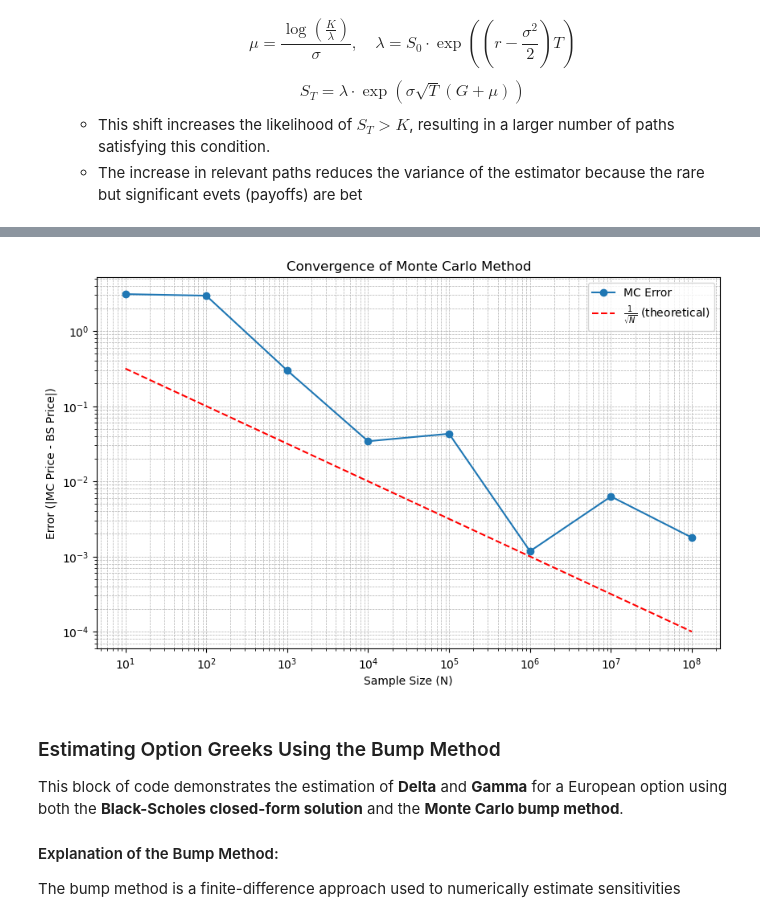
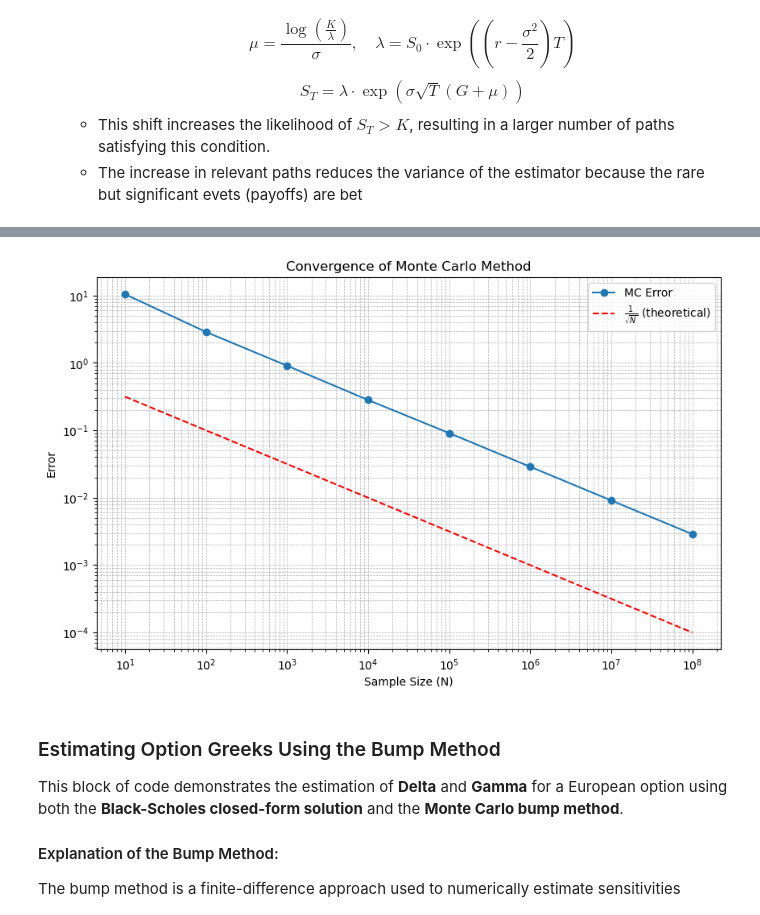
Before and after one commit to Tacoshub/Monte-Carlo-Method-and-Variance-Reduction, a Jupyter notebook: Monte_Carlo_Method_And_Variance_Reduction.ipynb, the cells around one changed output, grey strips where cells are left out. Cells and saved outputs as stored; diff of their text form; code cells hidden in the pictures.

```diff
--- a/Monte_Carlo_Method_And_Variance_Reduction.ipynb
+++ b/Monte_Carlo_Method_And_Variance_Reduction.ipynb
@@ -814,33 +807,33 @@ This graph demonstrates the convergence behavior of the Monte Carlo (MC) method
 # %%
 N = []
 error = []
 for ii in range(1, 9):
     option_test = European_Option(
     S0 = 100,               # Spot price of 100
     K = 100,                # Strike price of 90
     T = 1,                  # Maturity of 1 year
     sigma = 0.2,            # 20% volatility
     r = 0.05,               # 5% risk-free rate
     option_type = "call",   # Option Type
     sample_size = 10**ii    # Sample Size
     )
     bs_price = option_test.Black_Sholes_Price()
-    mc_price, _, _ = option_test.Monte_Carlo_Price()
+    mc_price, _, difference = option_test.Monte_Carlo_Price()
     N.append(10**ii)
-    error.append(np.abs(bs_price - mc_price))
+    error.append(difference)
 
 theoretical_error = [1 / np.sqrt(n) for n in N]
 plt.figure(figsize = (10, 6))
 plt.loglog(N, error, marker = 'o', label = "MC Error")
 plt.loglog(N, theoretical_error, linestyle = '--', color = 'red', label = r"$\frac{1}{\sqrt{N}}$ (theoretical)")
 plt.xlabel("Sample Size (N)")
-plt.ylabel("Error (|MC Price - BS Price|)")
+plt.ylabel("Error")
 plt.title("Convergence of Monte Carlo Method")
 plt.grid(True, which = "both", linestyle = "--", linewidth = 0.5)
 plt.legend()
 plt.show()
 # %% [output]
-[figure, old version]
+[figure, new version]
 # %% [markdown]
 ### Estimating Option Greeks Using the Bump Method
 
```
Also changed, not shown: parts of 20 cells of this notebook.
